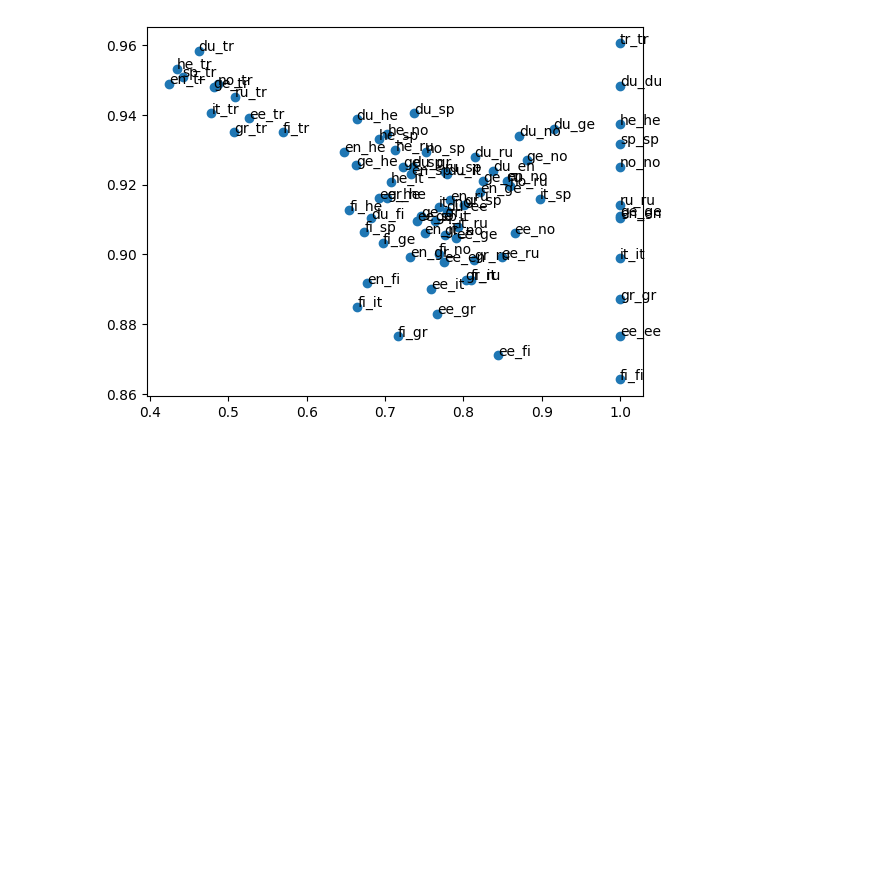
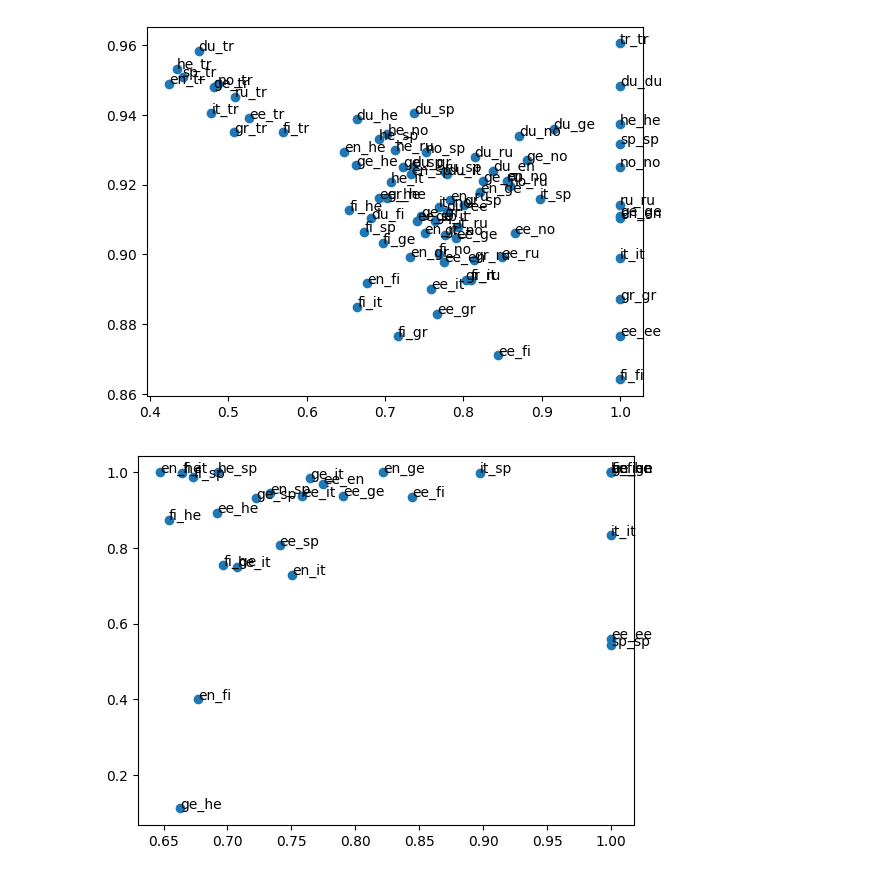
Before and after one commit to linaskerath/ANLP_project, a Jupyter notebook: scripts/plots.ipynb, the cells around one changed output. Cells and saved outputs as stored; diff of their text form; code cells hidden in the pictures; blank space fills up the shorter version.

```diff
--- a/scripts/plots.ipynb
+++ b/scripts/plots.ipynb
@@ -67,6 +51,6 @@ df_cosine_similarity
 # with open("../data/outputs/cosine_similarity.json", "w") as outfile:
 #     json.dump(cosine_sim, outfile)
 # %%
-df_logreg_similarity = pd.read_csv("../data/outputs/logreg_similarity.csv")
+df_logreg_similarity = pd.read_csv("../data/outputs/logreg_similarity_new.csv")
 # %%
-df_similarities = df_cosine_sim.merge(df_logreg_similarity, on = 'pair', how = 'left')
+df_similarities = df_cosine_similarity.merge(df_logreg_similarity, on = 'pair', how = 'left')
@@ -89,3 +57,5 @@ df_similarities
+# %%
+df_similarities_ = df_similarities.dropna().reset_index()
 # %%
 import matplotlib.pyplot as plt
 # %%
@@ -100,3 +71,17 @@ for i, txt in enumerate(df_similarities['pair']):
     ax.annotate(txt, (zz[i], yy[i]))
 # %% [output]
 [figure]
+# %%
+# original
+zz = df_similarities_['cosine_val']
+yy = df_similarities_['logreg_val_inverted']
+
+fig, ax = plt.subplots()
+ax.scatter(zz, yy)
+
+
+for i, txt in enumerate(df_similarities_['pair']):
+    #print(i, txt)
+    ax.annotate(txt, (zz[i], yy[i]))
+# %% [output]
+[figure, added]
```
Also changed, not shown: parts of 3 cells of this notebook, 3 other files.
